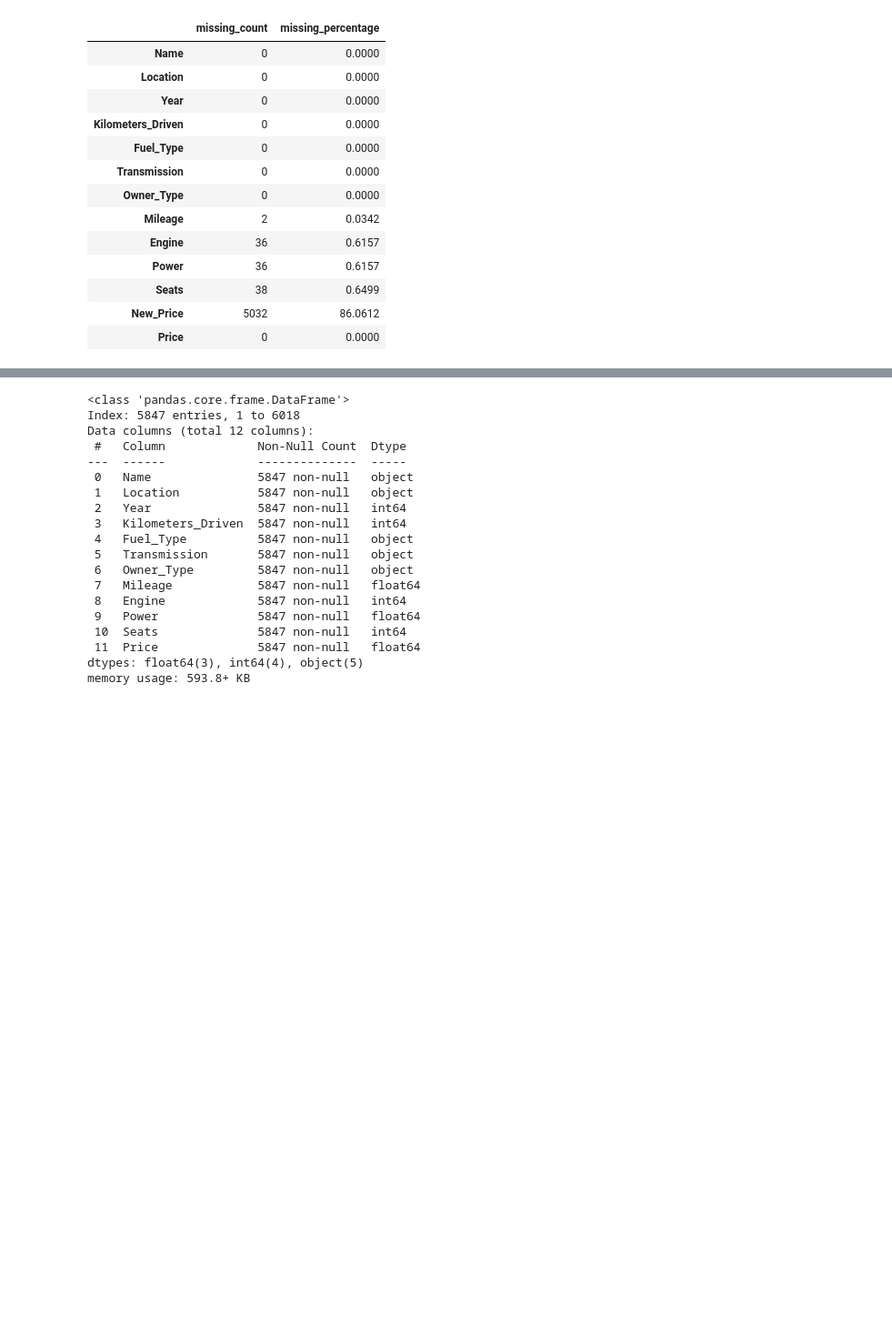
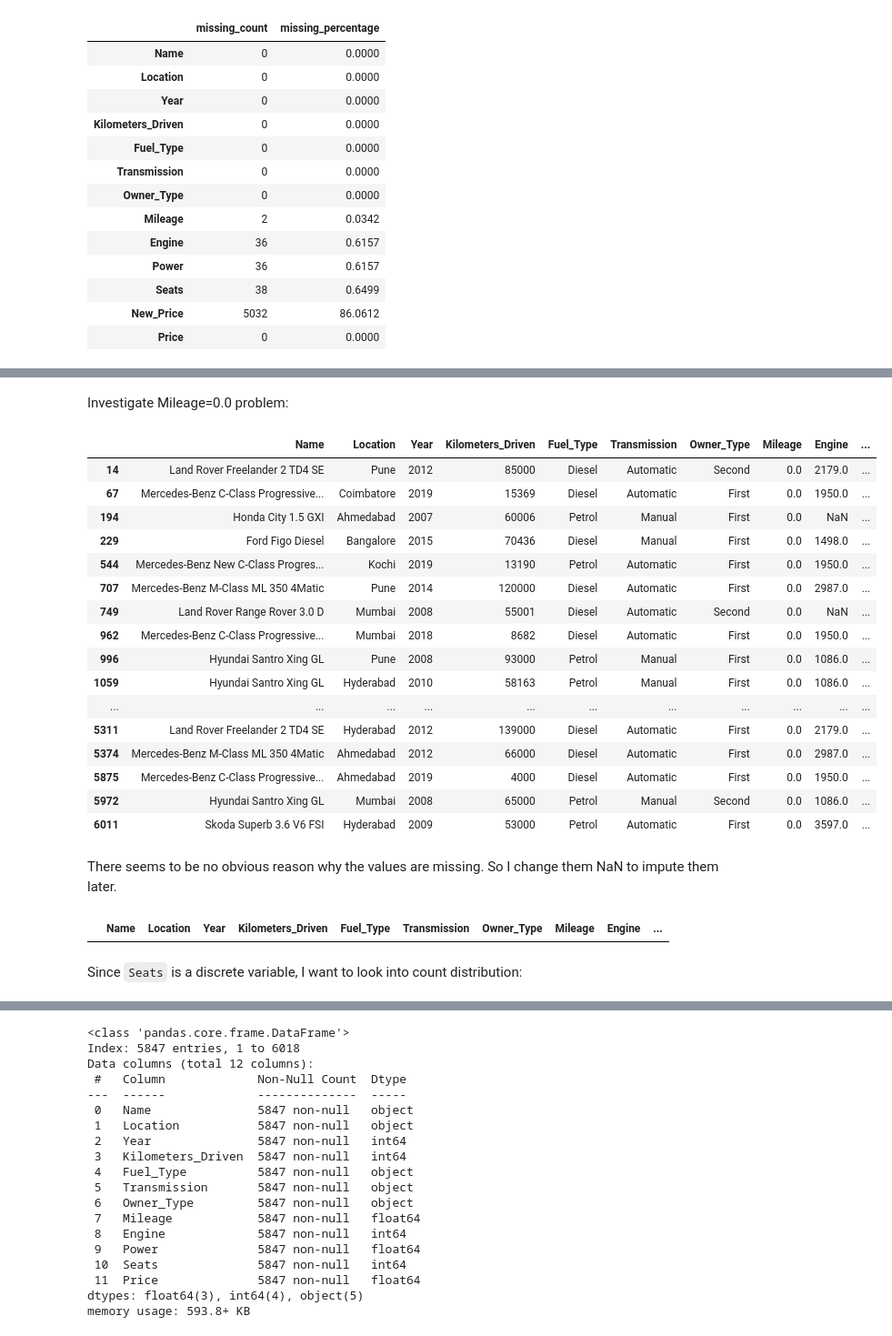
Before and after one commit to halleepham/DataScience-Assignment2, a Jupyter notebook: Part1/src/Assignment2_Part1.ipynb, the cells around one changed output, grey strips where cells are left out. Shown at 91% size. Drawn from its saved outputs; the diff is of its cells as text; code cells hidden in the pictures; blank space fills up the shorter version.

```diff
--- a/Part1/src/Assignment2_Part1.ipynb
+++ b/Part1/src/Assignment2_Part1.ipynb
@@ -73,0 +163,35 @@ Next, I check the skewness of each column with missing values to determine cours
+# %% [markdown]
+Investigate Mileage=0.0 problem:
+# %%
+# Find the rows that have Mileage value of 0
+cars[cars['Mileage'] == 0]
+# %% [output]
+|  | Name | Location | Year | Kilometers_Driven | Fuel_Type | Transmission | Owner_Type | Mileage | Engine | ... |
+| 14 | Land Rover Freelander 2 TD4 SE | Pune | 2012 | 85000 | Diesel | Automatic | Second | 0.0 | 2179.0 | ... |
+| 67 | Mercedes-Benz C-Class Progressive... | Coimbatore | 2019 | 15369 | Diesel | Automatic | First | 0.0 | 1950.0 | ... |
+| 194 | Honda City 1.5 GXI | Ahmedabad | 2007 | 60006 | Petrol | Manual | First | 0.0 | NaN | ... |
+| 229 | Ford Figo Diesel | Bangalore | 2015 | 70436 | Diesel | Manual | First | 0.0 | 1498.0 | ... |
+| 544 | Mercedes-Benz New C-Class Progres... | Kochi | 2019 | 13190 | Petrol | Automatic | First | 0.0 | 1950.0 | ... |
+| 707 | Mercedes-Benz M-Class ML 350 4Matic | Pune | 2014 | 120000 | Diesel | Automatic | First | 0.0 | 2987.0 | ... |
+| 749 | Land Rover Range Rover 3.0 D | Mumbai | 2008 | 55001 | Diesel | Automatic | Second | 0.0 | NaN | ... |
+| 962 | Mercedes-Benz C-Class Progressive... | Mumbai | 2018 | 8682 | Diesel | Automatic | First | 0.0 | 1950.0 | ... |
+| 996 | Hyundai Santro Xing GL | Pune | 2008 | 93000 | Petrol | Manual | First | 0.0 | 1086.0 | ... |
+| 1059 | Hyundai Santro Xing GL | Hyderabad | 2010 | 58163 | Petrol | Manual | First | 0.0 | 1086.0 | ... |
+| ... | ... | ... | ... | ... | ... | ... | ... | ... | ... | ... |
+| 5311 | Land Rover Freelander 2 TD4 SE | Hyderabad | 2012 | 139000 | Diesel | Automatic | First | 0.0 | 2179.0 | ... |
+| 5374 | Mercedes-Benz M-Class ML 350 4Matic | Ahmedabad | 2012 | 66000 | Diesel | Automatic | First | 0.0 | 2987.0 | ... |
+| 5875 | Mercedes-Benz C-Class Progressive... | Ahmedabad | 2019 | 4000 | Diesel | Automatic | First | 0.0 | 1950.0 | ... |
+| 5972 | Hyundai Santro Xing GL | Mumbai | 2008 | 65000 | Petrol | Manual | Second | 0.0 | 1086.0 | ... |
+| 6011 | Skoda Superb 3.6 V6 FSI | Hyderabad | 2009 | 53000 | Petrol | Automatic | First | 0.0 | 3597.0 | ... |
+# %% [markdown]
+There seems to be no obvious reason why the values are missing. So I change them NaN to impute them later.
+# %%
+# Replace 0.0 kmpl with NaN
+cars['Mileage'] = cars['Mileage'].replace(0, np.nan)
+
+# Check that no cars have Mileage of 0.0
+cars.loc[cars['Mileage'] == 0]
+# %% [output]
+|  | Name | Location | Year | Kilometers_Driven | Fuel_Type | Transmission | Owner_Type | Mileage | Engine | ... |
+# %% [markdown]
+Since `Seats` is a discrete variable, I want to look into count distribution:
```
Also changed, not shown: parts of 25 cells of this notebook, 1 other file.
